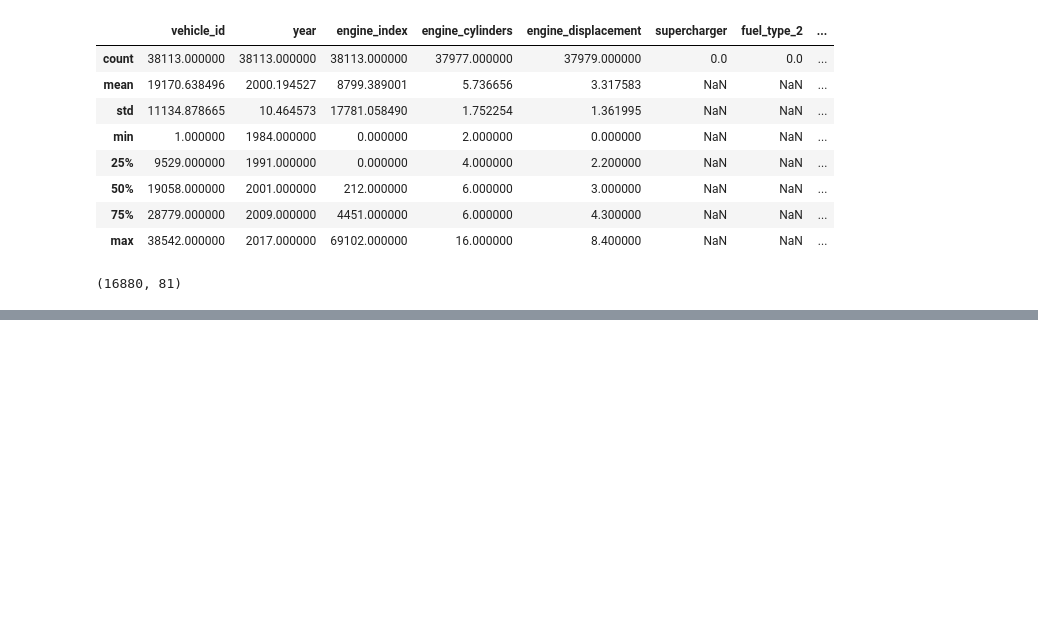
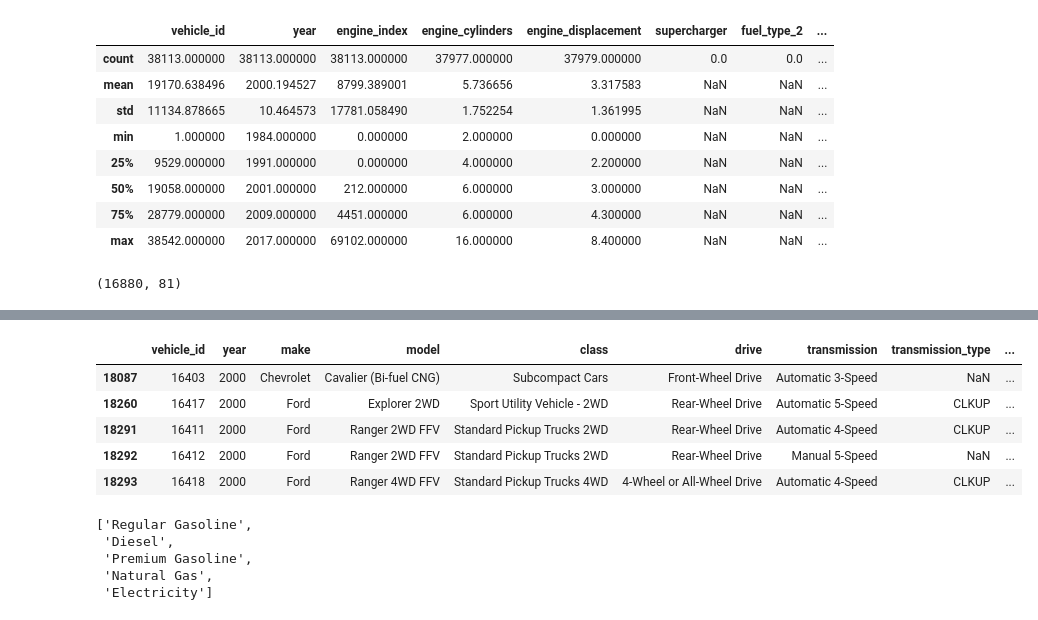
Before and after one commit to patsals/vehicle_visualization, a Jupyter notebook: eda.ipynb, the cells around one changed output, grey strips where cells are left out. Saved outputs shown, nothing was run; the diff lists cells and outputs as text; code cells hidden in the pictures; blank space fills up the shorter version.

```diff
--- a/eda.ipynb
+++ b/eda.ipynb
@@ -92,0 +143,18 @@ fig
+# %%
+df[(df['city_mpg_ft1'] != 0.0) & (df['city_mpg_ft2'] != 0.0)].head()
+# %% [output]
+|  | vehicle_id | year | make | model | class | drive | transmission | transmission_type | ... |
+| 18087 | 16403 | 2000 | Chevrolet | Cavalier (Bi-fuel CNG) | Subcompact Cars | Front-Wheel Drive | Automatic 3-Speed | NaN | ... |
+| 18260 | 16417 | 2000 | Ford | Explorer 2WD | Sport Utility Vehicle - 2WD | Rear-Wheel Drive | Automatic 5-Speed | CLKUP | ... |
+| 18291 | 16411 | 2000 | Ford | Ranger 2WD FFV | Standard Pickup Trucks 2WD | Rear-Wheel Drive | Automatic 4-Speed | CLKUP | ... |
+| 18292 | 16412 | 2000 | Ford | Ranger 2WD FFV | Standard Pickup Trucks 2WD | Rear-Wheel Drive | Manual 5-Speed | NaN | ... |
+| 18293 | 16418 | 2000 | Ford | Ranger 4WD FFV | Standard Pickup Trucks 4WD | 4-Wheel or All-Wheel Drive | Automatic 4-Speed | CLKUP | ... |
+# %%
+#list(df['fuel_type_1'].unique()) + [' '] +
+list(df['fuel_type_1'].unique())
+# %% [output]
+['Regular Gasoline',
+ 'Diesel',
+ 'Premium Gasoline',
+ 'Natural Gas',
+ 'Electricity']
```
Also changed, not shown: parts of 5 cells of this notebook, 5 other files.
